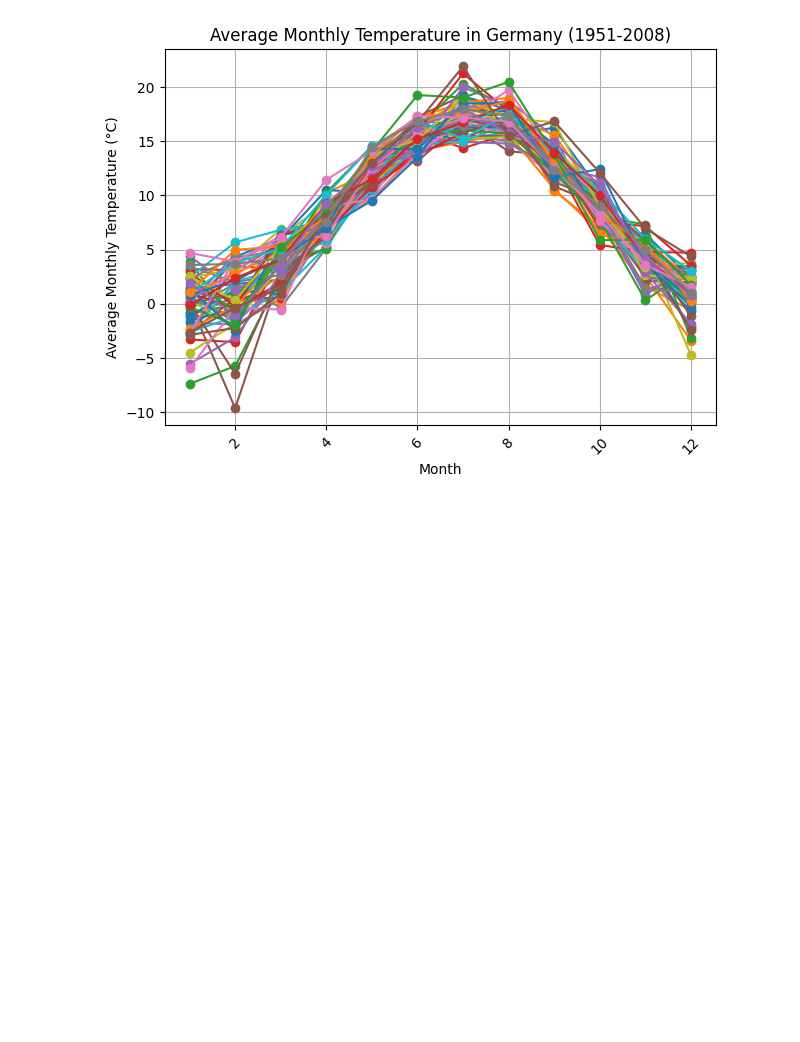
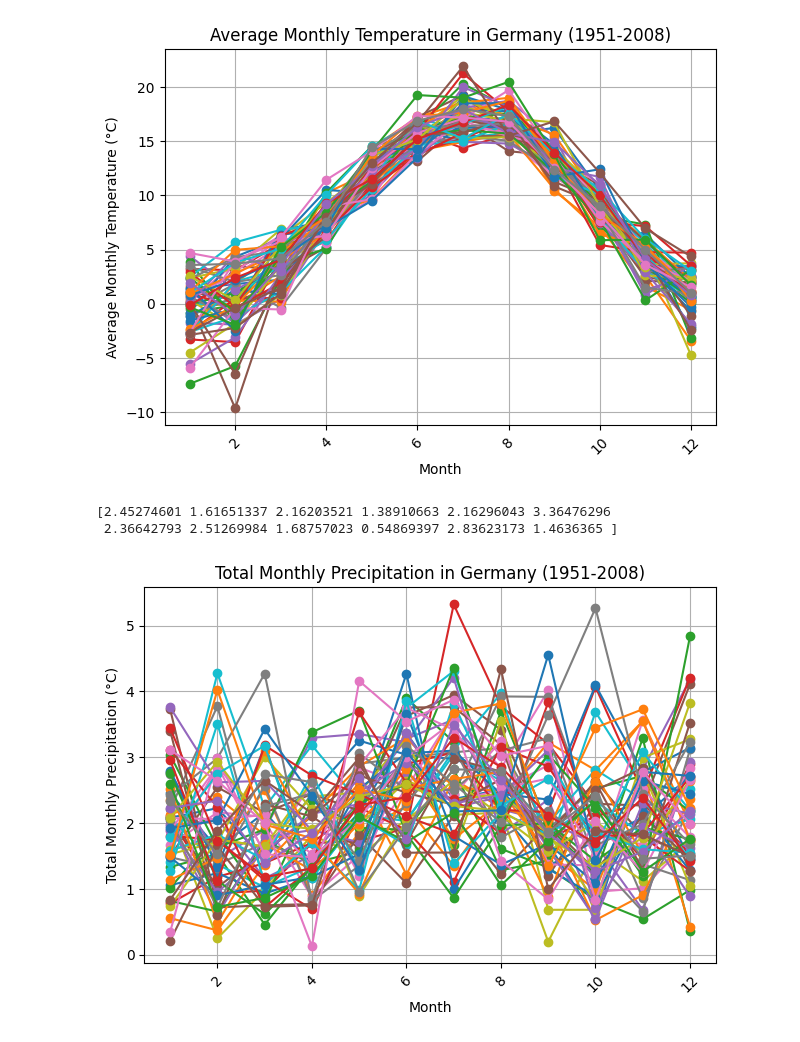
Before and after one commit to gespel/CropYieldModel, a Jupyter notebook: main.ipynb, the cells around one changed output. Cells and saved outputs as stored; diff of their text form; code cells hidden in the pictures; blank space fills up the shorter version.

```diff
--- a/main.ipynb
+++ b/main.ipynb
@@ -285,3 +286,25 @@ plt.show()
        15.2423462 , 17.0442511 , 17.1226766 , 14.43443582,  7.26756119,
         6.41620903,  2.43671934]))
 [figure]
+# %%
+avg_precip = []
+
+for i in tqdm.tqdm(range(1951, 2009)):
+    filename = f".data/pr_hyras_1_{i}_v6-1_de.nc"
+    avg_precip.append(monthly_average_precipitation_germany(filename=filename))
+# %%
+print(avg_precip[0])
+
+for i, year in enumerate(range(1951, 2009)):
+    plt.plot([month for month in range(1, 13)], [x for x in avg_precip[i]], marker='o')
+plt.xlabel('Month')
+plt.ylabel('Total Monthly Precipitation (°C)')
+plt.title('Total Monthly Precipitation in Germany (1951-2008)')
+plt.xticks(rotation=45)
+plt.grid()
+plt.tight_layout()
+plt.show()
+# %% [output]
+[2.45274601 1.61651337 2.16203521 1.38910663 2.16296043 3.36476296
+ 2.36642793 2.51269984 1.68757023 0.54869397 2.83623173 1.4636365 ]
+[figure, added]
```
Also changed, not shown: parts of 2 cells of this notebook, 1 other file.
